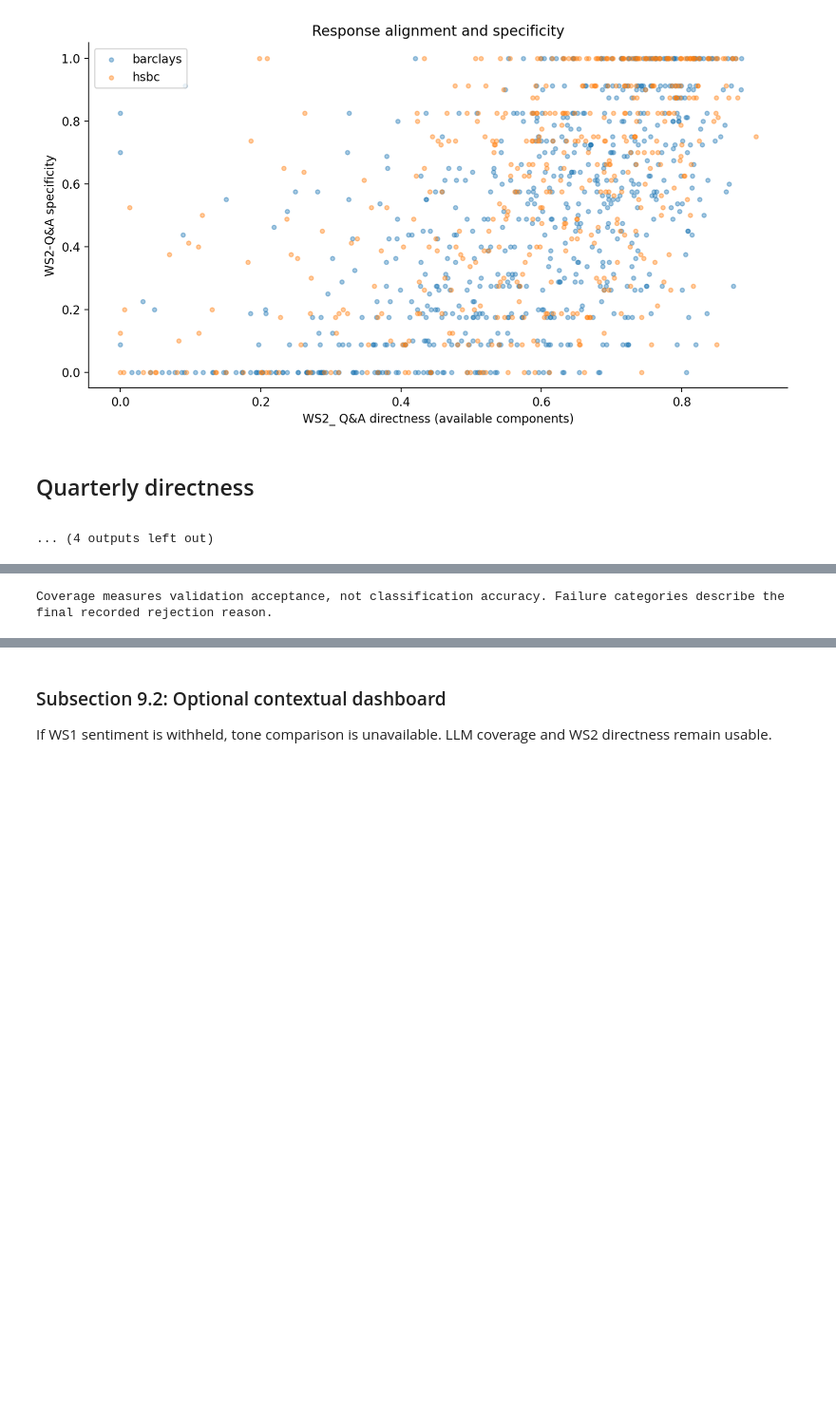
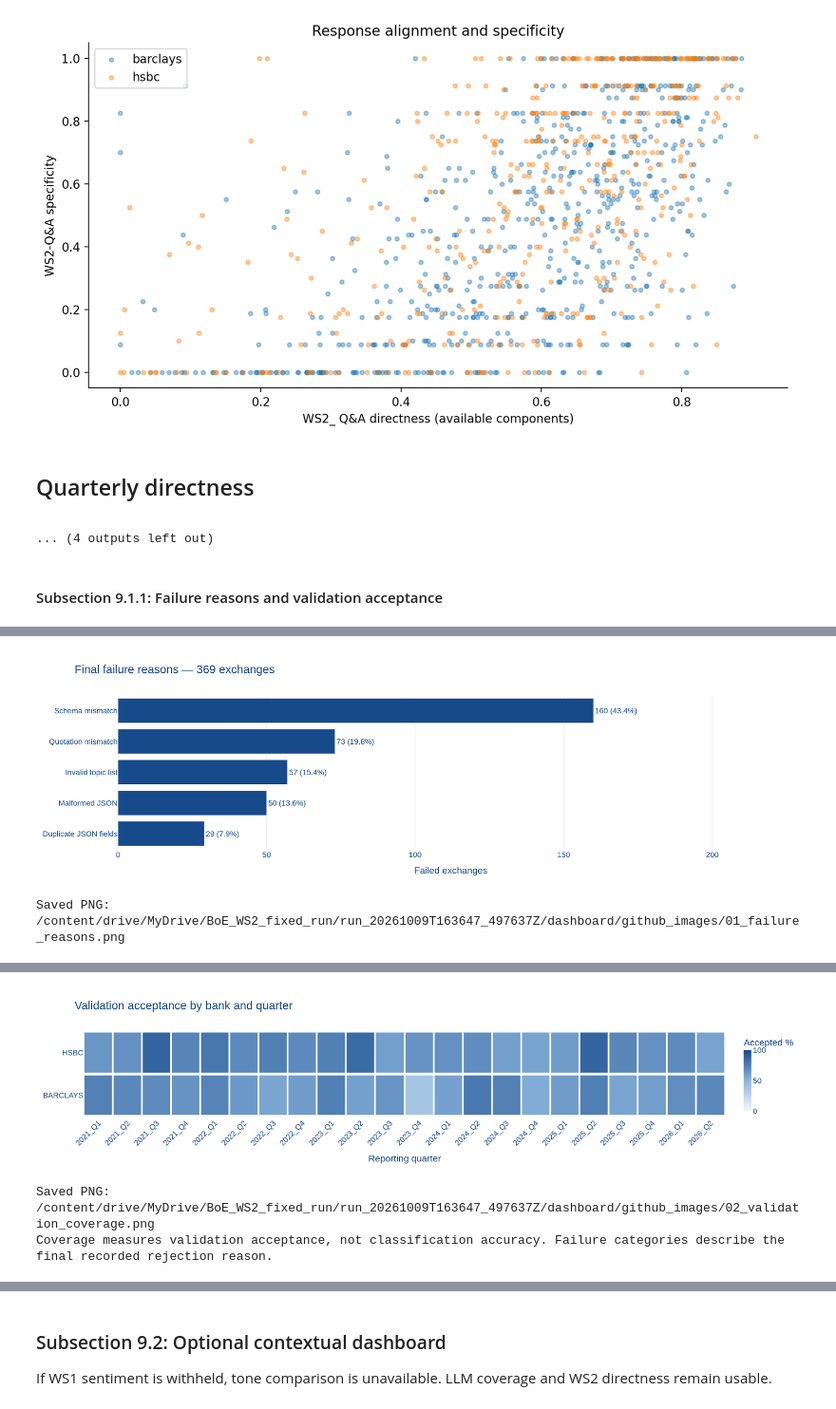
Before and after one commit to Jintoski/CAM_DS_BOE_Team1, a Jupyter notebook: Team1_CAM_EP_Assignment3_notebook_3_llm_signals.ipynb, the cells around one changed output, grey strips where cells are left out. Shown at 95% size. Cells and saved outputs as stored; diff of their text form; code cells hidden in the pictures; blank space fills up the shorter version.

```diff
--- a/Team1_CAM_EP_Assignment3_notebook_3_llm_signals.ipynb
+++ b/Team1_CAM_EP_Assignment3_notebook_3_llm_signals.ipynb
@@ -2251,7 +2251,7 @@ import json
 import pandas as pd
 
 folder = Path(
-    "data/ws2/"
+    "/content/drive/MyDrive/BoE_WS2_fixed_run/"
     "run_20261009T163647_497637Z/extensions"
 )
 
@@ -2704,7 +2704,7 @@ from pathlib import Path
 from datetime import datetime, timezone
 
 folder = Path(
-    "data/ws2/"
+    "/content/drive/MyDrive/BoE_WS2_fixed_run/"
     "run_20261009T163647_497637Z/extensions"
 )
 now = datetime.now(timezone.utc).isoformat()
@@ -3401,32 +3401,3 @@ WS2 output: /content/drive/MyDrive/BoE_WS2_fixed_run
 Mode: review saved outputs
 # %% [markdown]
 ### Subsection 8.6: Load saved results
-# %%
-# Subsection 8.6 — Review saved results by default
-from pathlib import Path
-import json
-import pandas as pd
-
-if globals().get('RUN_FULL_PIPELINE', False):
-    if 'cfg' not in globals() or 'run_pipeline' not in globals():
-        raise RuntimeError('Full execution requires the pipeline definitions and configuration.')
-    results = run_pipeline(cfg)
-    features = results['features']
-    print(results['manifest']['conclusion'])
-else:
-    saved_run = Path(globals().get(
-        'SAVED_RUN_FOLDER',
-        'data/ws2/run_20261009T163647_497637Z'
-    ))
-    for name in ['ws2_features.parquet', 'run_manifest.json']:
-        if not (saved_run / name).is_file():
-            raise FileNotFoundError(f'Mount Drive and verify the saved file: {saved_run / name}')
-    features = pd.read_parquet(saved_run / 'ws2_features.parquet')
-    manifest = json.loads((saved_run / 'run_manifest.json').read_text(encoding='utf-8'))
-    results = {'features': features, 'manifest': manifest,
-               'output_dir': saved_run, 'tables': {}}
-    RUN_FOLDER = saved_run
-    print('Load saved results')
-    print(features['llm_status'].value_counts())
-
-print('Review outputs:', results['output_dir'])
@@ -3480,7 +3640,7 @@ import pandas as pd
 from IPython.display import display, HTML, Image
 
 run_folder = Path(
-    "data/ws2/"
+    "/content/drive/MyDrive/BoE_WS2_fixed_run/"
     "run_20261009T163647_497637Z"
 )
 
@@ -3892,10 +4052,17 @@ Response directness and specificity
 [figure]
 Quarterly directness
 ... (4 outputs left out)
+# %% [markdown]
+#### Subsection 9.1.1: Failure reasons and validation acceptance
 # %%
-# Additional visuals for Section 9.1 — quality and coverage
+# Subsection 9.1.1: Failure reasons and validation acceptance — embedded PNGs
 import plotly.graph_objects as go
 import pandas as pd
+
+if "embed_chart_png" not in globals():
+    raise RuntimeError("Run the Section 9 PNG setup cell first.")
+if "failures" not in globals() or "coverage" not in globals():
+    raise RuntimeError("Run Subsection 9.1 saved-table review first.")
 
 BLUE = "#174A8B"
 
@@ -3993,6 +4160,7 @@ if failures is not None and not failures.empty:
     )
     fig.update_yaxes(showgrid=False)
     fig.show(config={"displaylogo": False, "responsive": True})
+    embed_chart_png(fig, "01_failure_reasons.png")
 
 
 # 2. Acceptance coverage heatmap
@@ -4043,35 +4211,40 @@ if coverage is not None and not coverage.empty:
             "%{y} | %{x}<br>"
             "Acceptance: %{z:.1f}%<br>"
             "Accepted: %{customdata[0]:,.0f}<br>"
             "Attempted: %{customdata[1]:,.0f}"
             "<extra></extra>"
         ),
         colorbar=dict(title="Accepted %", thickness=14),
         xgap=3,
         ygap=5,
     ))
 
     style_review_chart(
         fig,
         "Validation acceptance by bank and quarter",
         height=330,
     )
     fig.update_xaxes(
         title_text="Reporting quarter",
         tickangle=-45,
         showgrid=False,
     )
     fig.update_yaxes(showgrid=False)
     fig.show(config={"displaylogo": False, "responsive": True})
+    embed_chart_png(fig, "02_validation_coverage.png")
 
 print(
     "Coverage measures validation acceptance, not classification accuracy. "
     "Failure categories describe the final recorded rejection reason."
 )
 # %% [output]
 [interactive output not drawn]
+[figure, added]
+Saved PNG: /content/drive/MyDrive/BoE_WS2_fixed_run/run_20261009T163647_497637Z/dashboard/github_images/01_failure_reasons.png
 [interactive output not drawn]
-Coverage measures validation acceptance, not classification accuracy. Failure categories describe the final recorded rejection reason.
+[figure, added]
+Saved PNG: /content/drive/MyDrive/BoE_WS2_fixed_run/run_20261009T163647_497637Z/dashboard/github_images/02_validation_coverage.png
+Coverage measures validation acceptance, not classification accuracy. Failure categories describe the final recorded rejection reason.
 # %%
 # Barclays and HSBC directness with financial stress context
 %pip -q install pandas-datareader
```
Also changed, not shown: parts of 16 cells of this notebook, 1 other file.
